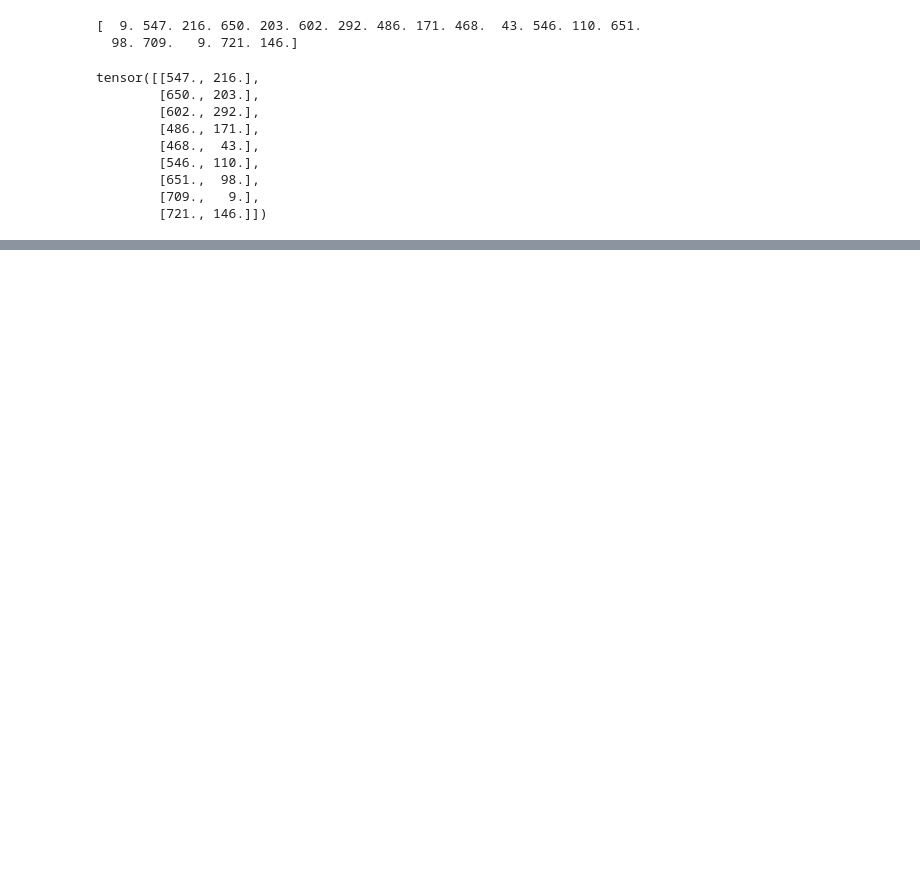
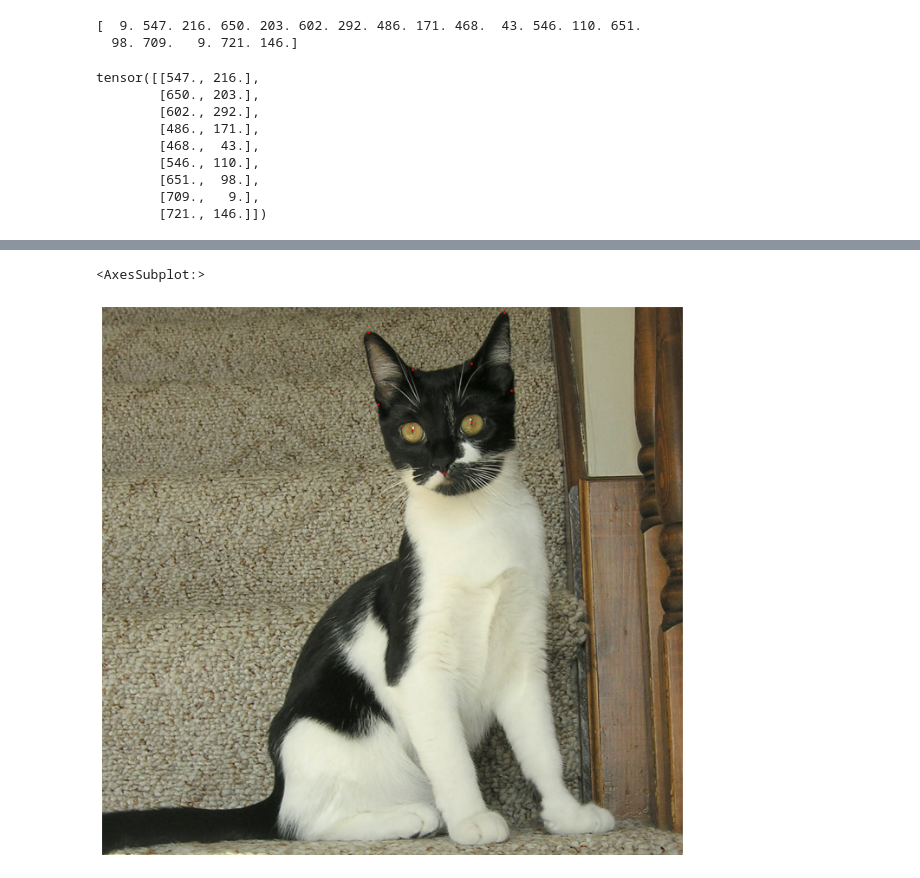
Before and after one commit to qiaolinhan/giao, a Jupyter notebook: examples/Fastai_wwf_kypointsnote.ipynb, the cells around one changed output, grey strips where cells are left out. Drawn from its saved outputs; the diff is of its cells as text; code cells hidden in the pictures; blank space fills up the shorter version.

```diff
--- a/examples/Fastai_wwf_kypointsnote.ipynb
+++ b/examples/Fastai_wwf_kypointsnote.ipynb
@@ -37,14 +32,16 @@ for i in range(7):
     shutil.rmtree(path)
 # %%
 # use 'pathlib' to move all the files up one level
-for i in range(7):
-    paths = Path(f'cats/CAT_0{i}').ls()
-    for path in paths:
-        p = Path(path).absolute()
-        par = p.parents[1] # ?
-        p.rename(par/p.name)
+# for i in range(7):
+#     paths = Path('../datasets/cats/' + f'CAT_0{i}').ls()
+#     for path in paths:
+#         p = Path(path).absolute()
+#         par = p.parents[1] # ?
+#         p.rename(par/p.name)
 # %%
-path = Path('cats')
+path = Path('../datasets/' + 'cats/')
+print('======> the focused path', path)
 lbls = get_files(path, extensions = '.cat')
 imgs = get_image_files(path)
-test_eq(len(lbls), len(imgs))
+test_result = test_eq(len(lbls), len(imgs))
+print('======> Equal Length', test_result)
@@ -117,0 +137,17 @@ from name in imgs:
+# %%
+# We chhose the No.1. method
+for name in list(set(bad_imgs)):
+    name.unlink()
+
+# after removing all the bad imgs
+imgs = get_image_files(path)
+fname = imgs[0]
+img = PILImage.create(fname)
+# %%
+# to get the `TensorPoints`
+def get_ip(imgs:PILImage, pts:array):
+    return TensorPoint(pts, sz = img.size)
+
+ip = get_y(fname)
+print(ip)
+tp = get_ip(img, ip)
@@ -117,0 +164,7 @@ from name in imgs:
+# %%
+# Now we can visualize our points. We can pass in an axis to overlay them on top of our image
+ax = img.show(figsize = (12, 12))
+tp.show(ctx = ax)
+# %% [output]
+<AxesSubplot:>
+[figure, added]
```
Also changed, not shown: parts of 19 cells of this notebook, 1 other file.
